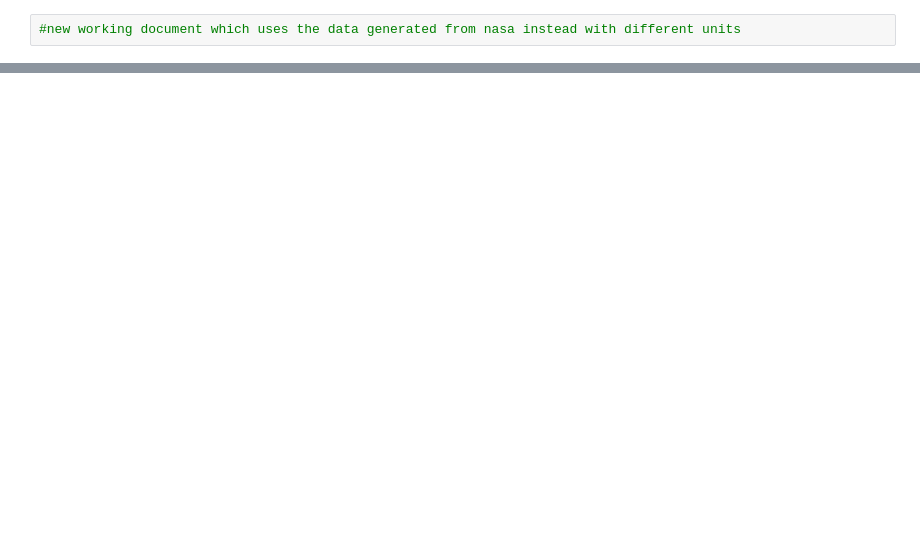
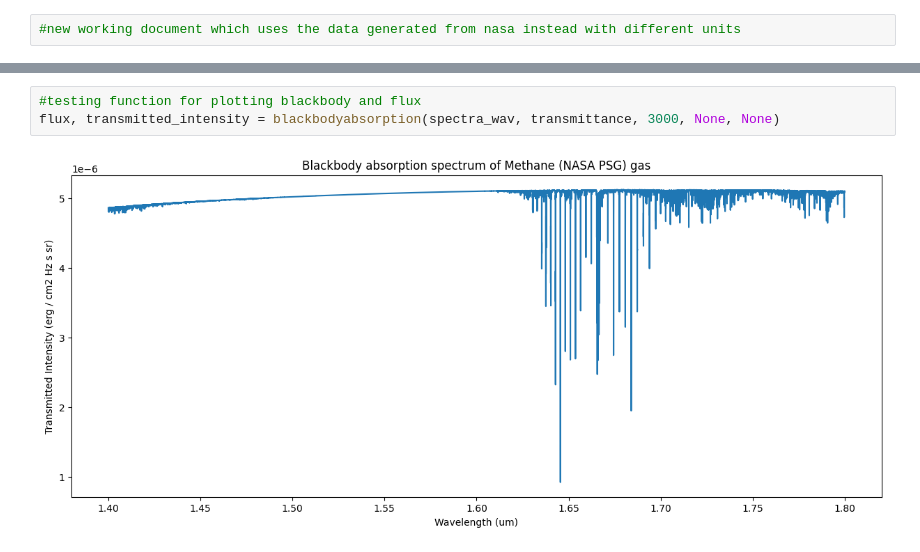
Before and after one commit to SAIL-Labs/FBG-Sensor, a Jupyter notebook: newSimulatingCode_FBG.ipynb, the cells around one changed output, grey strips where cells are left out. Cells and saved outputs as stored; diff of their text form; blank space fills up the shorter version.

```diff
--- a/newSimulatingCode_FBG.ipynb
+++ b/newSimulatingCode_FBG.ipynb
@@ -114 +276,6 @@ plot_spectra(gasname, spectra_wav, spectra_data, 1.51, 1.55)
+# %%
+#testing function for plotting blackbody and flux
+flux, transmitted_intensity = blackbodyabsorption(spectra_wav, transmittance, 3000, None, None)
+# %% [output]
+[figure, added]
 # %%
```
Also changed, not shown: parts of 11 cells of this notebook.
